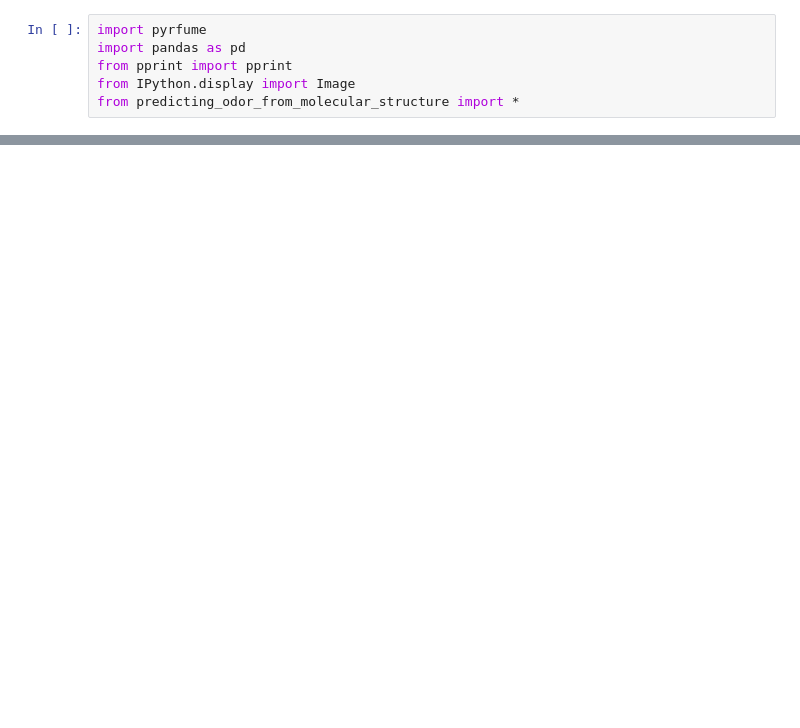
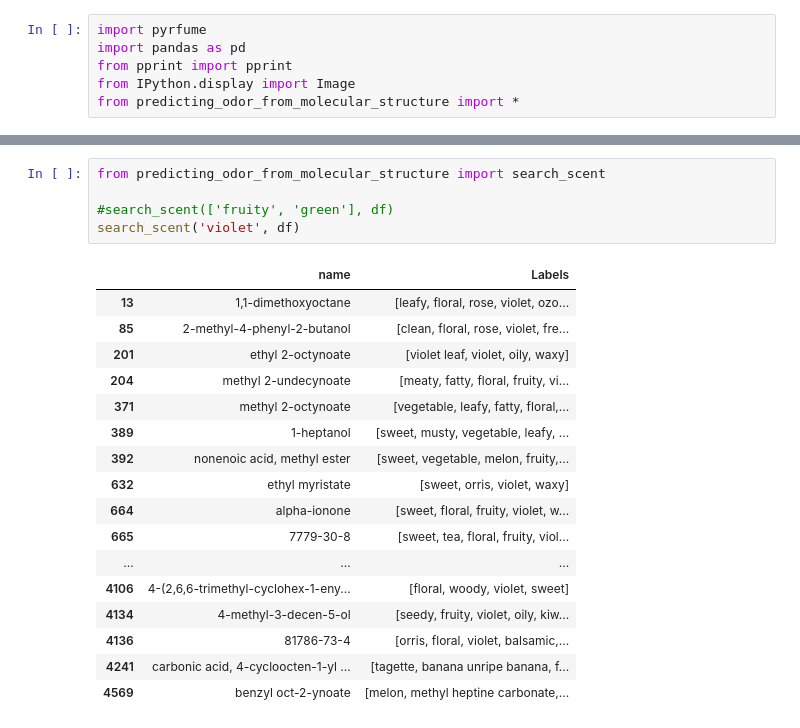
Before and after one commit to cluiverto/osmo, a Jupyter notebook: notebooks/goodscents.ipynb, the cells around one changed output, grey strips where cells are left out. Drawn from its saved outputs; the diff is of its cells as text; blank space fills up the shorter version.

Commit message:
clean goodscent

```diff
--- a/notebooks/goodscents.ipynb
+++ b/notebooks/goodscents.ipynb
@@ -218,3 +42,26 @@ filtered
+# %%
+from predicting_odor_from_molecular_structure import search_scent
+
+#search_scent(['fruity', 'green'], df)
+search_scent('violet', df)
+# %% [output]
+|  | name | Labels |
+| 13 | 1,1-dimethoxyoctane | [leafy, floral, rose, violet, ozo... |
+| 85 | 2-methyl-4-phenyl-2-butanol | [clean, floral, rose, violet, fre... |
+| 201 | ethyl 2-octynoate | [violet leaf, violet, oily, waxy] |
+| 204 | methyl 2-undecynoate | [meaty, fatty, floral, fruity, vi... |
+| 371 | methyl 2-octynoate | [vegetable, leafy, fatty, floral,... |
+| 389 | 1-heptanol | [sweet, musty, vegetable, leafy, ... |
+| 392 | nonenoic acid, methyl ester | [sweet, vegetable, melon, fruity,... |
+| 632 | ethyl myristate | [sweet, orris, violet, waxy] |
+| 664 | alpha-ionone | [sweet, floral, fruity, violet, w... |
+| 665 | 7779-30-8 | [sweet, tea, floral, fruity, viol... |
+| ... | ... | ... |
+| 4106 | 4-(2,6,6-trimethyl-cyclohex-1-eny... | [floral, woody, violet, sweet] |
+| 4134 | 4-methyl-3-decen-5-ol | [seedy, fruity, violet, oily, kiw... |
+| 4136 | 81786-73-4 | [orris, floral, violet, balsamic,... |
+| 4241 | carbonic acid, 4-cycloocten-1-yl ... | [tagette, banana unripe banana, f... |
+| 4569 | benzyl oct-2-ynoate | [melon, methyl heptine carbonate,... |
 # %%
 # Wywołanie funkcji
 from predicting_odor_from_molecular_structure import pco_occurrence_matrix
```
Also changed, not shown: parts of 17 cells of this notebook, 2 other files.
